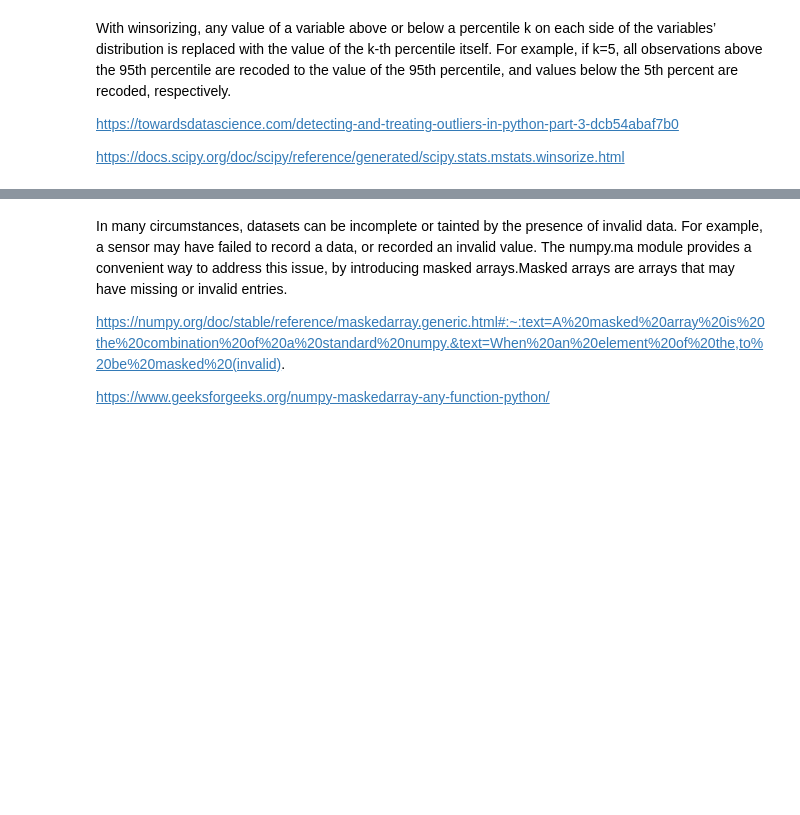
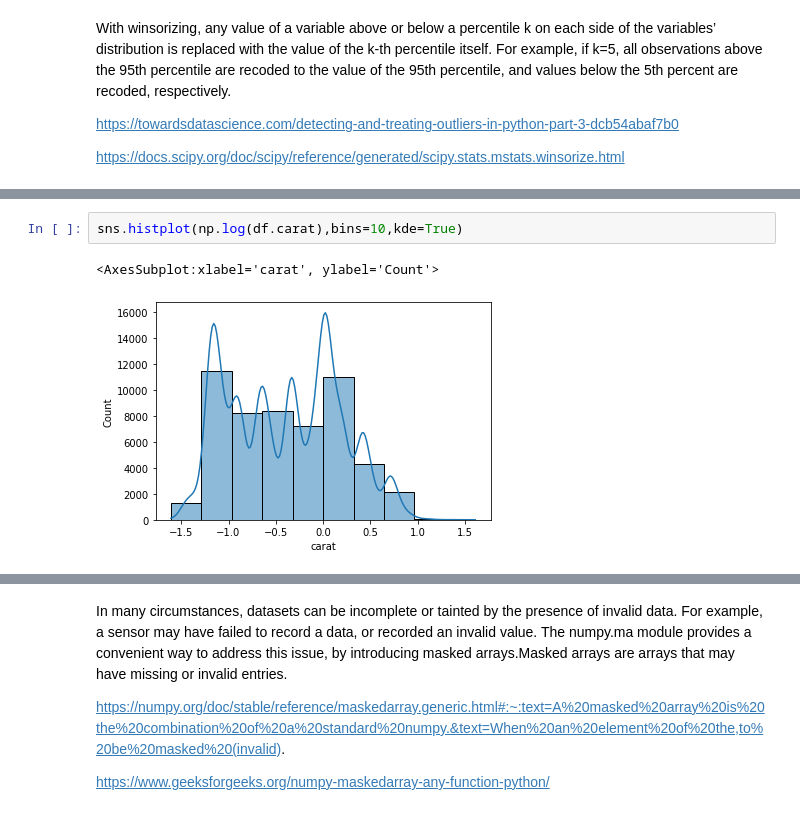
Before and after one commit to bulent-1111/Data_Science, a Jupyter notebook: Pandas/DAwPy_S6_(Handling_Missing_Values,_Outliers)_Emty.ipynb, the cells around one changed output, grey strips where cells are left out. Saved outputs shown, nothing was run; the diff lists cells and outputs as text; blank space fills up the shorter version.

```diff
--- a/Pandas/DAwPy_S6_(Handling_Missing_Values,_Outliers)_Emty.ipynb
+++ b/Pandas/DAwPy_S6_(Handling_Missing_Values,_Outliers)_Emty.ipynb
@@ -1504,0 +1612,5 @@ https://docs.scipy.org/doc/scipy/reference/generated/scipy.stats.mstats.winsoriz
+# %%
+sns.histplot(np.log(df.carat),bins=10,kde=True)
+# %% [output]
+<AxesSubplot:xlabel='carat', ylabel='Count'>
+[figure, added]
```
Also changed, not shown: parts of 17 cells of this notebook, 13 other files.
